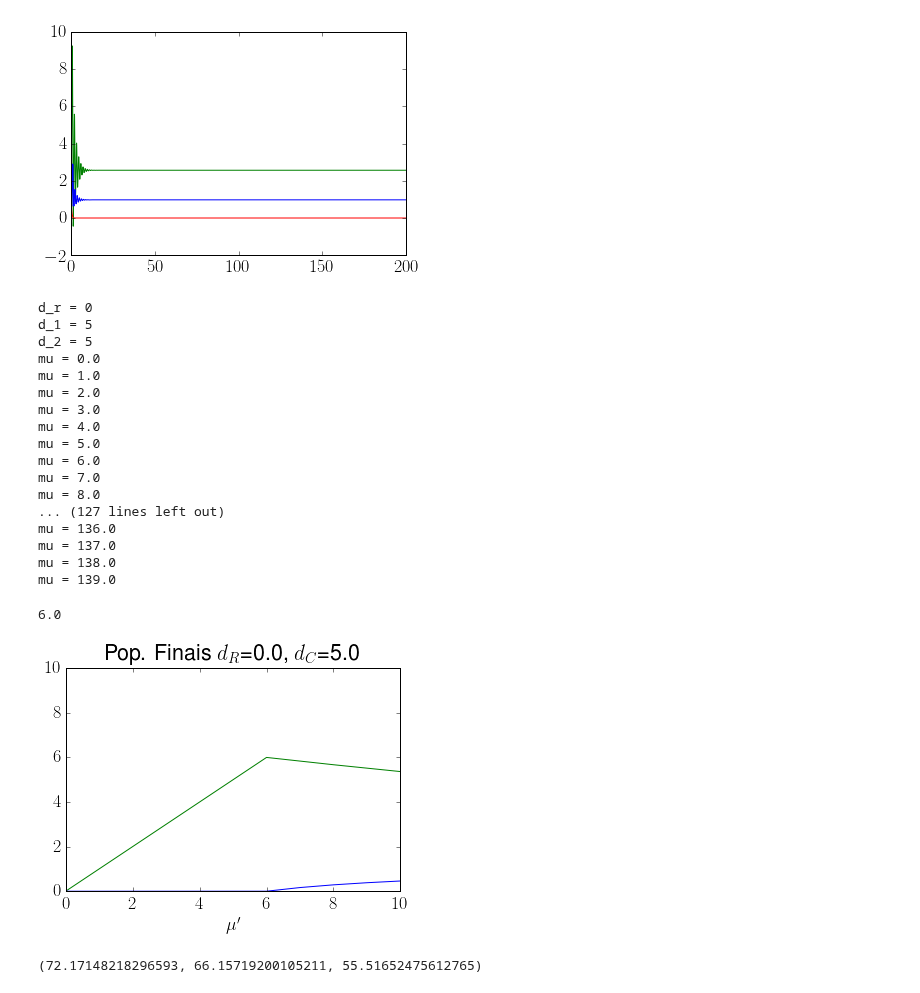
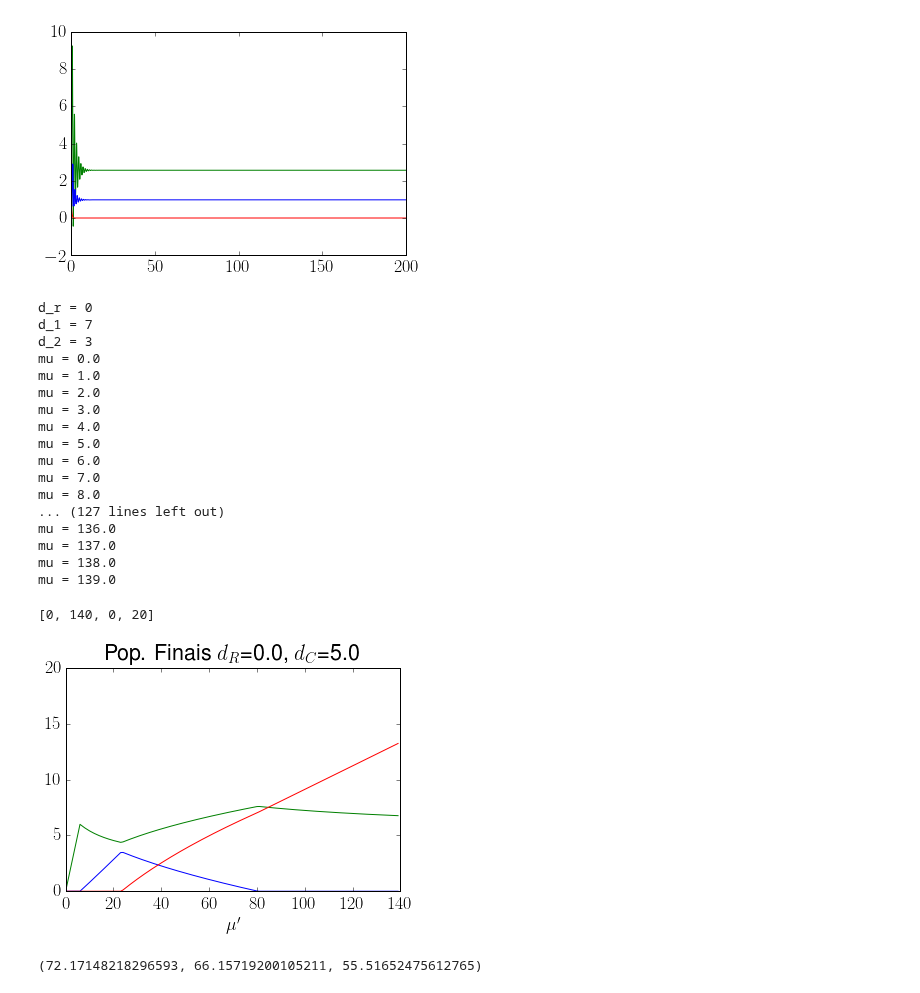
Before and after one commit to reand705/IGP, a Jupyter notebook: Var_Method_IGP.ipynb, the cells around one changed output. Saved outputs shown, nothing was run; the diff lists cells and outputs as text; code cells hidden in the pictures.

```diff
--- a/Var_Method_IGP.ipynb
+++ b/Var_Method_IGP.ipynb
@@ -14,18 +14,3 @@ import matplotlib.pyplot as plt
 from matplotlib import rc ## desnecessário
 matplotlib.rcParams['text.usetex'] = True
 matplotlib.rcParams.update({'font.size': 18})
-# %%
-#Parâmetros
-d_1 = 0.05
-d_2 = 0.05
-d_r = 0.05
-m = 0.75
-mu = 133
-gamma = 0.5
-alpha = 0.1
-beta = 2.0
-phi = 0.25
-
-#Discret tempo
-Tmax = 200
-N = 2000
@@ -77,9 +66,9 @@ def ddt(y, t):
         A2 = y[3]
 
         dB1dt = mu - phi*B1 - (32 - 3*np.pi**2)*(A1 + A2)*B2/(6*np.pi**2 - 48)
-        dB2dt = - phi*B2 + (A1 + A2)*(B1 - B2/(6*np.pi**2 - 48))
+        dB2dt = - phi*B2 + (A1 + A2)*(B1 - B2*4*np.pi/(6*np.pi**2 - 48))
         dA1dt = A1*(B1 - (1 + d_1) - 8*B2/(3*np.pi) - alpha*8*A2/(3*np.pi))
-        dA2dt = A2*(m*gamma*(B1 - 8*B2/(3*np.pi)) - (m + d_2) - alpha*8*beta*A1/(3*np.pi))
+        dA2dt = A2*(m*gamma*(B1 - 8*B2/(3*np.pi)) - (m + d_2) + alpha*8*beta*A1/(3*np.pi))
 
 
         return np.r_[dB1dt,dB2dt,dA1dt,dA2dt]
@@ -141,8 +130,8 @@ plt.plot(t,A2, color = 'red')
 # %%
 #Faça para vários dR, d1, d2
 DR = [0]
-D1 = [5]
-D2 = [5]
+D1 = [7]
+D2 = [3]
 MU = [0.0 + i for i in range(0,140)]
 t = np.linspace(0,Tmax,N)
 m = 1.0
@@ -151,8 +140,6 @@ alpha = 1
 beta = 1
 phi = 1.0
 #pop inicial
-B10,B20,A10,A20 = init()
-y0 = np.r_[B10,B20,A10,A20]
 for d_r in DR:
     print("d_r = " + str(d_r))
     for d_1 in D1:
@@ -161,14 +148,16 @@ for d_r in DR:
             print("d_2 = " + str(d_2))
             for mu in MU:
                 print("mu = " + str(mu))
+                B10,B20,A10,A20 = init()
+                y0 = np.r_[B10,B20,A10,A20]
                 sol = scipy.integrate.odeint(ddt,y0,t)
                 sol = np.array(sol)
                 np.save('Var_Method_IGP_dR=%.3f,d1=%.3f,d2=%.3f,mu=%.3f,alpha=%.3f,gamma=%.3f,beta=%.f,phi=%.3f,m=%.3f'
                         % (d_r,d_1,d_2,mu,alpha,gamma,beta,phi,m),sol)
 # %% [output]
 d_r = 0
-d_1 = 5
-d_2 = 5
+d_1 = 7
+d_2 = 3
 mu = 0.0
 mu = 1.0
 mu = 2.0
@@ -193,38 +182,36 @@ m = 1.0
 gamma = 0.5
 alpha = 1
 beta = 1
 phi = 1.0
 
 Bfinal = []
 A1final = []
 A2final = []
 t = np.linspace(0,Tmax,N)
 for d_r in DR:
     for d_1 in D1:
         for d_2 in D2:
             for mu in MU:
                 sol = np.load('Var_Method_IGP_dR=%.3f,d1=%.3f,d2=%.3f,mu=%.3f,alpha=%.3f,gamma=%.3f,beta=%.f,phi=%.3f,m=%.3f.npy'
                               % (d_r,d_1,d_2,mu,alpha,gamma,beta,phi,m))
                 B1 = np.transpose(sol[:,0])
                 B2 = np.transpose(sol[:,1])
                 A1 = np.transpose(sol[:,2])
                 A2 = np.transpose(sol[:,3])
                 Bfinal.append(B1[-1] - B2[-1])
                 A1final.append(A1[-1])
                 A2final.append(A2[-1])
 
 plt.plot(MU,Bfinal, color = 'green', label = r'$B_1 - B_2$')
 plt.plot(MU,A1final,color = 'blue', label = r'$A_1$')
 plt.plot(MU,A2final,color = 'red', label = r'$A_2$')
 plt.xlabel(r"$\mu'$")
 #plt.legend(loc = 'best')
 plt.title(r'Pop. Finais $d_R$=%.1f, $d_C$=%.1f' % (d_r,d_1))
-plt.axis([0,10,0,10])
-
-print(mu_1())
+plt.axis([0,140,0,20])
 # %% [output]
-6.0
+[0, 140, 0, 20]
-[figure, old version]
+[figure, new version]
 # %%
 d_r = 5
 d_1 = 12
```
Also changed, not shown: parts of 1 cell of this notebook, 1 other file.
